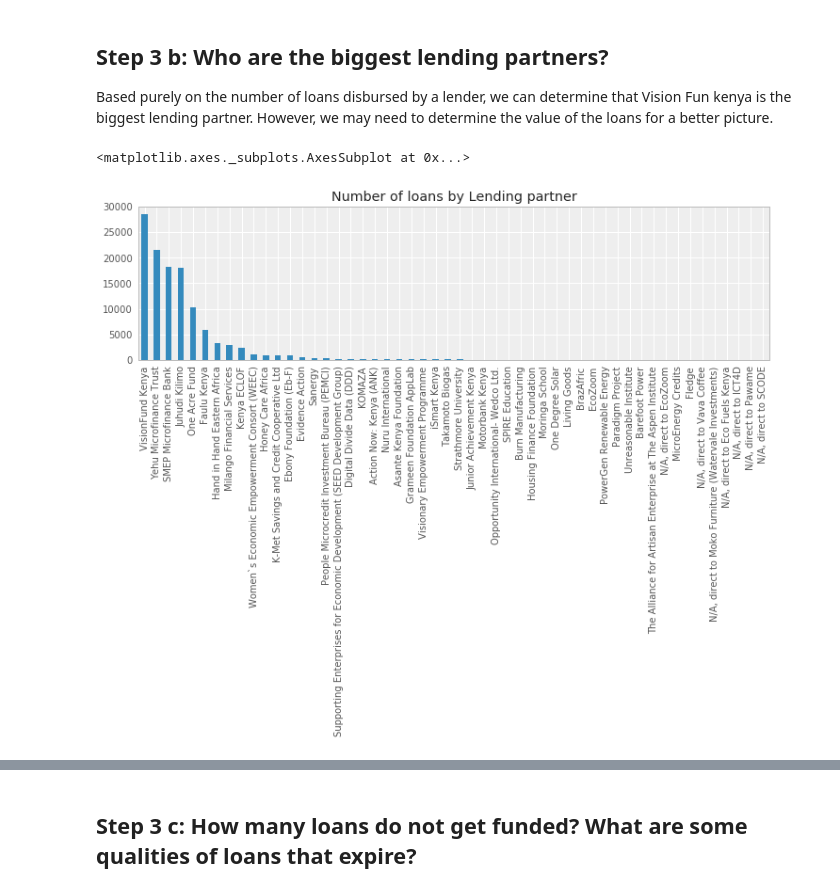
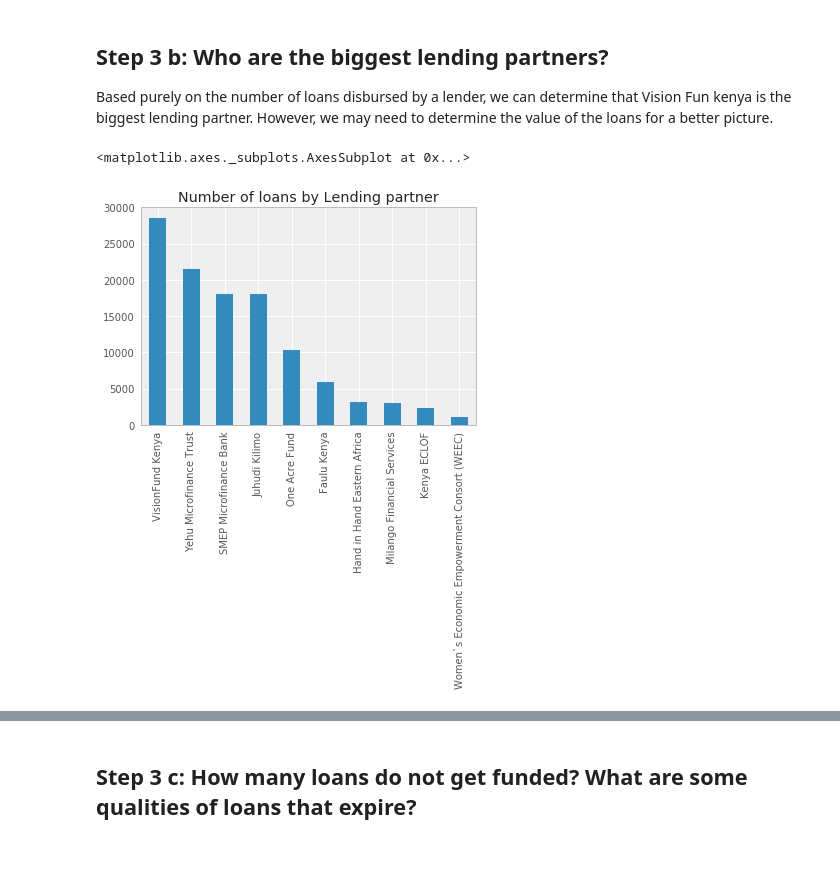
Before and after one commit to kipkurui/machine-learning, a Jupyter notebook: intro_to_machine_learning/module_1_exploratory_analysis/nbs/notebook_1_exploratory_analysis.ipynb, the cells around one changed output, grey strips where cells are left out. Drawn from its saved outputs; the diff is of its cells as text; code cells hidden in the pictures; blank space fills up the shorter version.

Commit message:
plotting

```diff
--- a/intro_to_machine_learning/module_1_exploratory_analysis/nbs/notebook_1_exploratory_analysis.ipynb
+++ b/intro_to_machine_learning/module_1_exploratory_analysis/nbs/notebook_1_exploratory_analysis.ipynb
@@ -242,4 +242,4 @@ df.head()
 | 3 | 3 | Used Clothing | 0.0 | False | [{'first_name': 'Jane', 'last_nam... | NaN | ... |
 | 4 | 4 | Farming | 0.0 | False | [{'first_name': 'Alice', 'last_na... | NaN | ... |
 # %%
-df=pd.read_csv(data_path+'/df.csv', low_memory=False)
+df=pd.read_csv('../../data/df.csv', low_memory=False)
@@ -614,8 +614,8 @@ We have suggested some topics below for exploratory analysis. Try and attempt at
 
 Based purely on the number of loans disbursed by a lender, we can determine that Vision Fun kenya is the biggest lending partner. However, we may need to determine the value of the loans for a better picture.
 # %%
-df['partner_name'].value_counts().plot(kind='bar',title='Number of loans by Lending partner',figsize=(12,3))
+df['partner_name'].value_counts().nlargest(10).plot(kind='bar',title='Number of loans by Lending partner')
 # %% [output]
 <matplotlib.axes._subplots.AxesSubplot at 0x...>
-[figure, old version]
+[figure, new version]
 # %%
```
Also changed, not shown: parts of 26 cells of this notebook.
